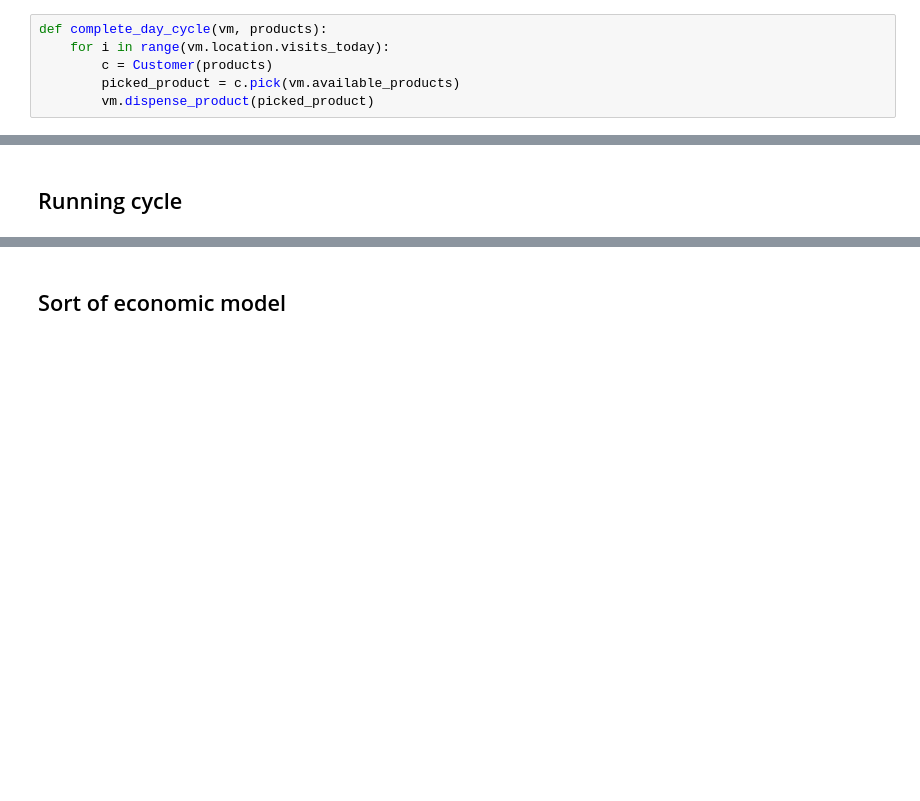
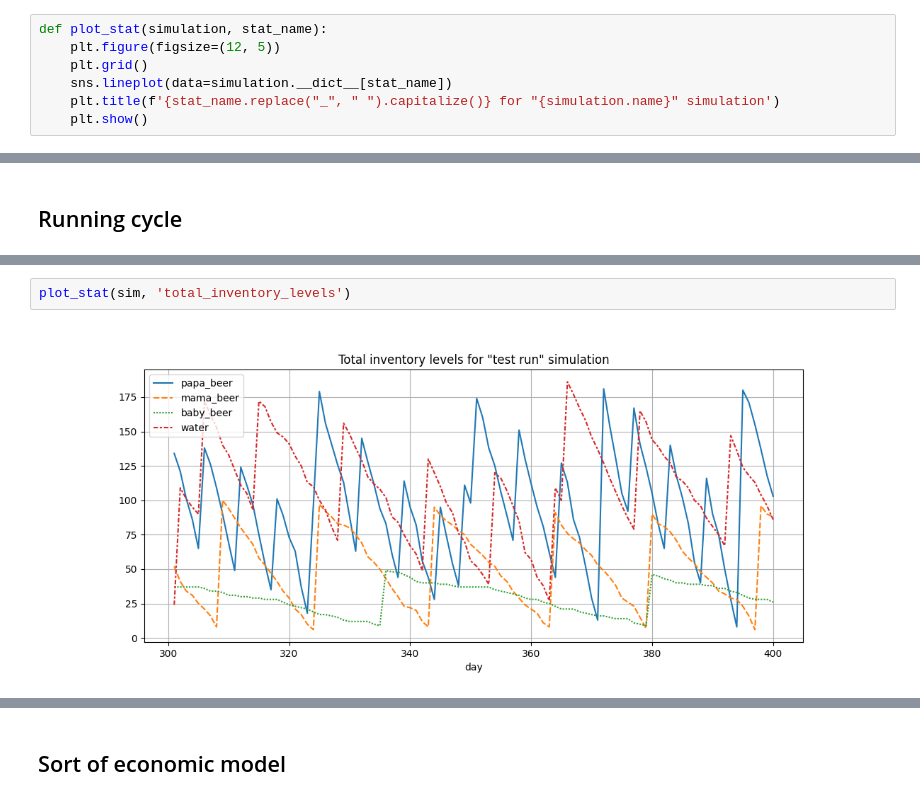
Before and after one commit to mjh-sakh/VendingMachineSym, a Jupyter notebook: src/VendingMachine.ipynb, the cells around one changed output, grey strips where cells are left out. Drawn from its saved outputs; the diff is of its cells as text; blank space fills up the shorter version.

```diff
--- a/src/VendingMachine.ipynb
+++ b/src/VendingMachine.ipynb
@@ -84,9 +92,10 @@ vm.inventory
 # %%
-def complete_day_cycle(vm, products):
-    for i in range(vm.location.visits_today):
-        c = Customer(products)
-        picked_product = c.pick(vm.available_products)
-        vm.dispense_product(picked_product)
+def plot_stat(simulation, stat_name):
+    plt.figure(figsize=(12, 5))
+    plt.grid()
+    sns.lineplot(data=simulation.__dict__[stat_name])
+    plt.title(f'{stat_name.replace("_", " ").capitalize()} for "{simulation.name}" simulation')
+    plt.show()
 # %% [markdown]
 ## Refill strategy
 # %%
@@ -253 +230,5 @@ plt.show()
+# %%
+plot_stat(sim, 'total_inventory_levels')
+# %% [output]
+[figure, added]
 # %%
```
Also changed, not shown: parts of 18 cells of this notebook, 1 other file.
